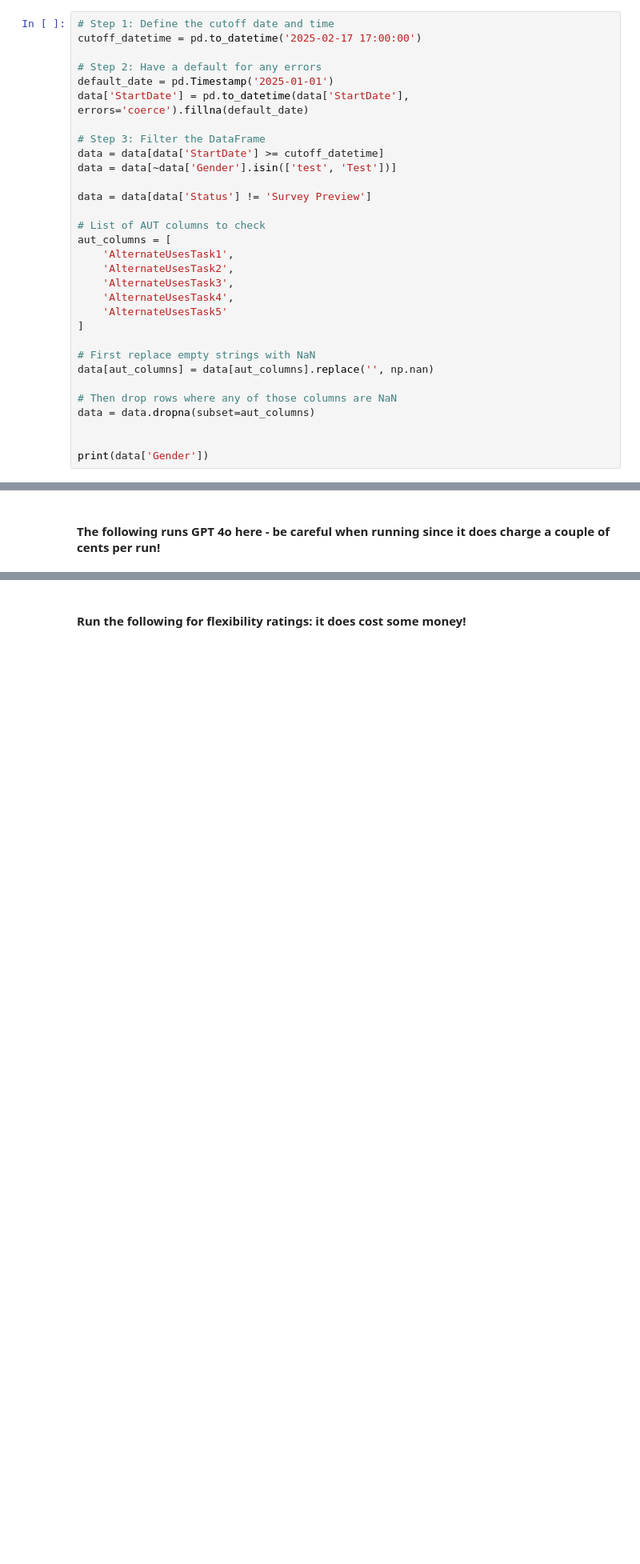
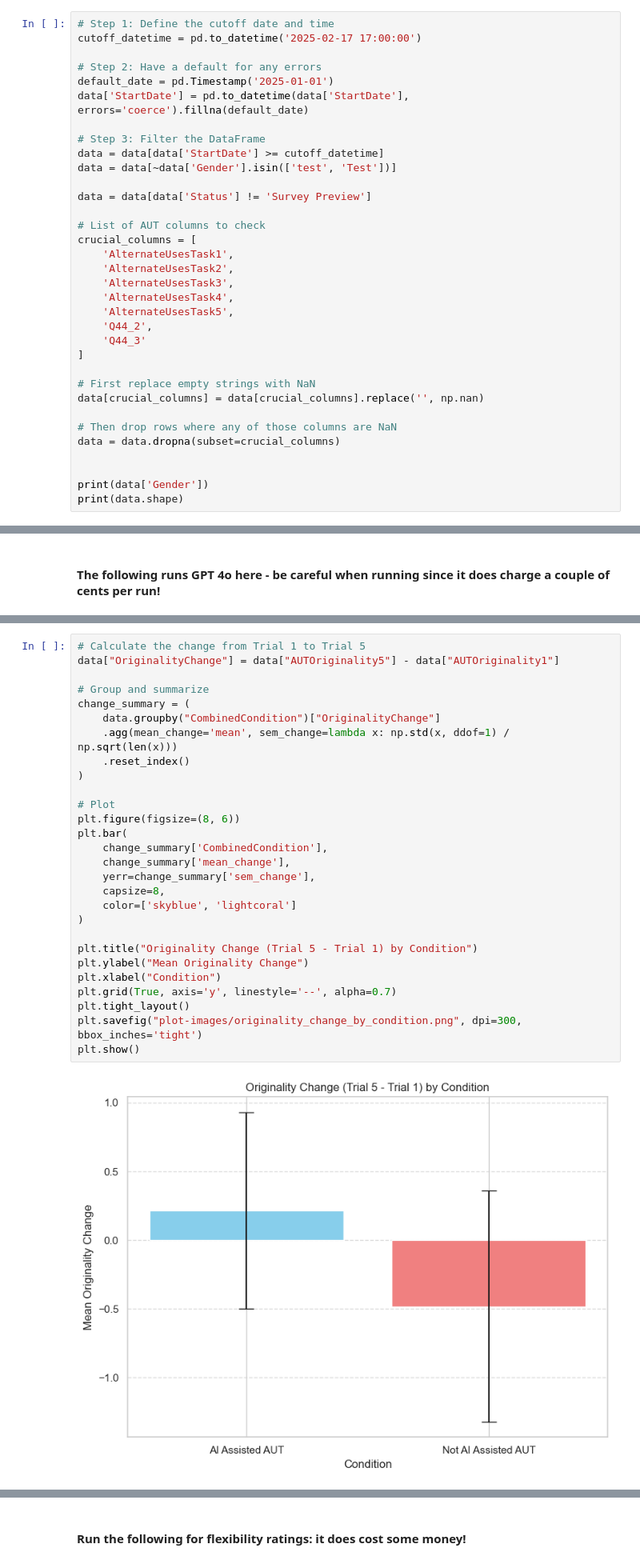
Before and after one commit to sachinallums/divergent-association-task, a Jupyter notebook: honors-analysis-notebook.ipynb, the cells around one changed output, grey strips where cells are left out. Shown at 80% size. Saved outputs shown, nothing was run; the diff lists cells and outputs as text; blank space fills up the shorter version.

```diff
--- a/honors-analysis-notebook.ipynb
+++ b/honors-analysis-notebook.ipynb
@@ -246,22 +249,25 @@ data = data[~data['Gender'].isin(['test', 'Test'])]
 data = data[data['Status'] != 'Survey Preview']
 
 # List of AUT columns to check
-aut_columns = [
+crucial_columns = [
     'AlternateUsesTask1',
     'AlternateUsesTask2',
     'AlternateUsesTask3',
     'AlternateUsesTask4',
-    'AlternateUsesTask5'
+    'AlternateUsesTask5',
+    'Q44_2',
+    'Q44_3'
 ]
 
 # First replace empty strings with NaN
-data[aut_columns] = data[aut_columns].replace('', np.nan)
+data[crucial_columns] = data[crucial_columns].replace('', np.nan)
 
 # Then drop rows where any of those columns are NaN
-data = data.dropna(subset=aut_columns)
+data = data.dropna(subset=crucial_columns)
 
 
 print(data['Gender'])
+print(data.shape)
 # %% [output]
 45                         Male
 54                         Male
@@ -846,3 +948,33 @@ plt.savefig("plot-images/originality_aut_over_time_combined_condition.png", dpi=
 plt.show()
 # %% [output]
 [figure]
+# %%
+# Calculate the change from Trial 1 to Trial 5
+data["OriginalityChange"] = data["AUTOriginality5"] - data["AUTOriginality1"]
+
+# Group and summarize
+change_summary = (
+    data.groupby("CombinedCondition")["OriginalityChange"]
+    .agg(mean_change='mean', sem_change=lambda x: np.std(x, ddof=1) / np.sqrt(len(x)))
+    .reset_index()
+)
+
+# Plot
+plt.figure(figsize=(8, 6))
+plt.bar(
+    change_summary['CombinedCondition'],
+    change_summary['mean_change'],
+    yerr=change_summary['sem_change'],
+    capsize=8,
+    color=['skyblue', 'lightcoral']
+)
+
+plt.title("Originality Change (Trial 5 - Trial 1) by Condition")
+plt.ylabel("Mean Originality Change")
+plt.xlabel("Condition")
+plt.grid(True, axis='y', linestyle='--', alpha=0.7)
+plt.tight_layout()
+plt.savefig("plot-images/originality_change_by_condition.png", dpi=300, bbox_inches='tight')
+plt.show()
+# %% [output]
+[figure, added]
```
Also changed, not shown: parts of 11 cells of this notebook, 2 other files.
